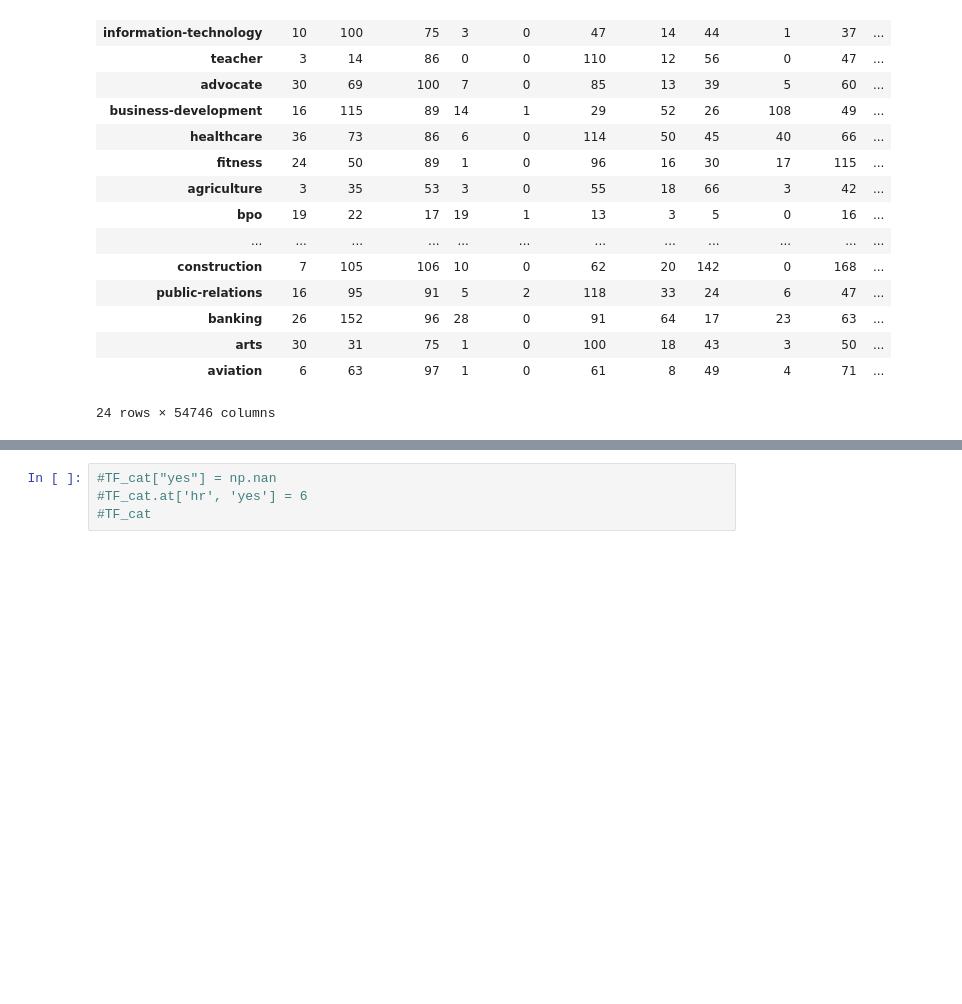
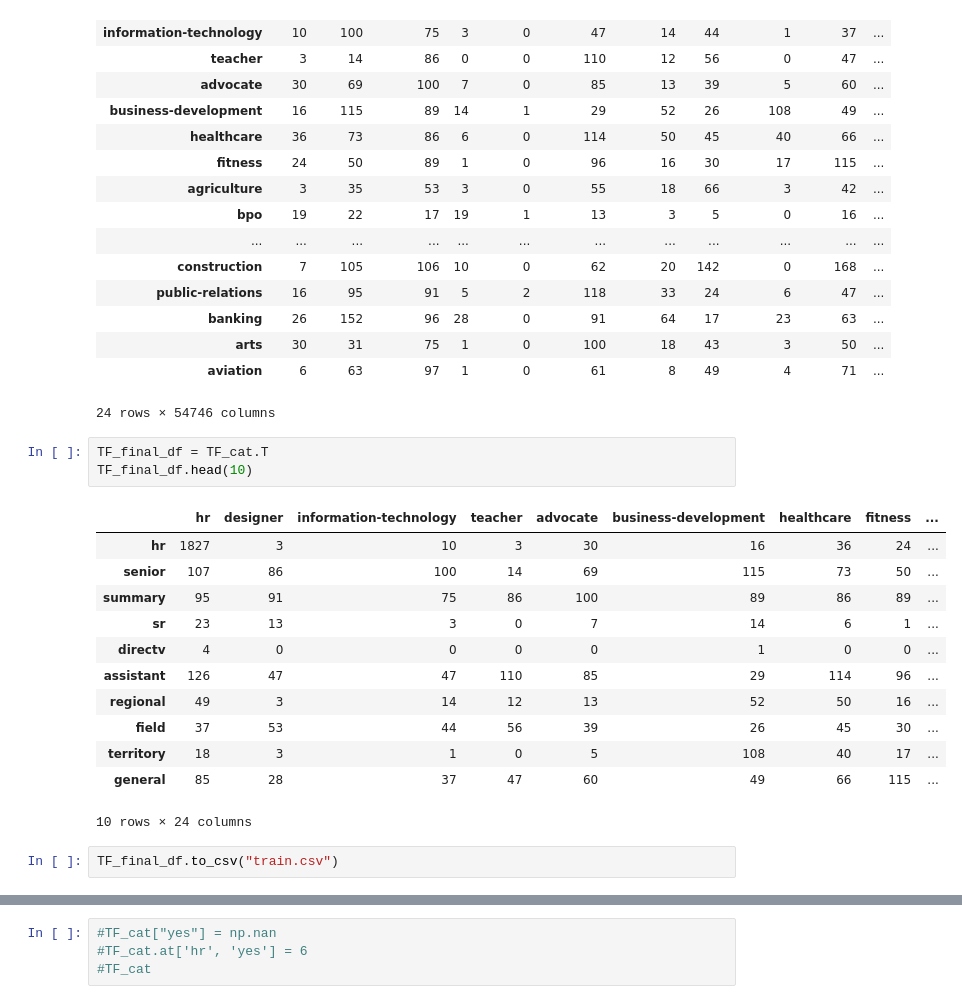
Before and after one commit to HebaAliNassif/AI_Powered_Interviewer_System, a Jupyter notebook: Resume/Low Level/Preprocessing.ipynb, the cells around one changed output, grey strips where cells are left out. Cells and saved outputs as stored; diff of their text form; blank space fills up the shorter version.

```diff
--- a/Resume/Low Level/Preprocessing.ipynb
+++ b/Resume/Low Level/Preprocessing.ipynb
@@ -344,3 +344,21 @@ TF_cat
 | arts | 30 | 31 | 75 | 1 | 0 | 100 | 18 | 43 | 3 | 50 | ... |
 | aviation | 6 | 63 | 97 | 1 | 0 | 61 | 8 | 49 | 4 | 71 | ... |
 24 rows × 54746 columns
+# %%
+TF_final_df = TF_cat.T
+TF_final_df.head(10)
+# %% [output]
+|  | hr | designer | information-technology | teacher | advocate | business-development | healthcare | fitness | ... |
+| hr | 1827 | 3 | 10 | 3 | 30 | 16 | 36 | 24 | ... |
+| senior | 107 | 86 | 100 | 14 | 69 | 115 | 73 | 50 | ... |
+| summary | 95 | 91 | 75 | 86 | 100 | 89 | 86 | 89 | ... |
+| sr | 23 | 13 | 3 | 0 | 7 | 14 | 6 | 1 | ... |
+| directv | 4 | 0 | 0 | 0 | 0 | 1 | 0 | 0 | ... |
+| assistant | 126 | 47 | 47 | 110 | 85 | 29 | 114 | 96 | ... |
+| regional | 49 | 3 | 14 | 12 | 13 | 52 | 50 | 16 | ... |
+| field | 37 | 53 | 44 | 56 | 39 | 26 | 45 | 30 | ... |
+| territory | 18 | 3 | 1 | 0 | 5 | 108 | 40 | 17 | ... |
+| general | 85 | 28 | 37 | 47 | 60 | 49 | 66 | 115 | ... |
+10 rows × 24 columns
+# %%
+TF_final_df.to_csv("train.csv")
```
Also changed, not shown: parts of 4 cells of this notebook, 1 other file.
